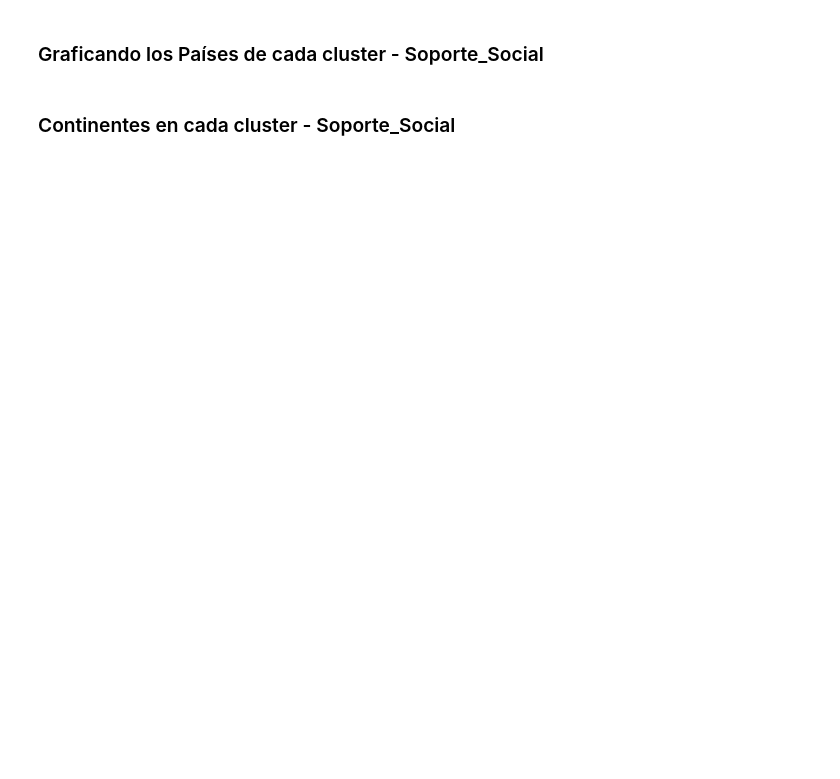
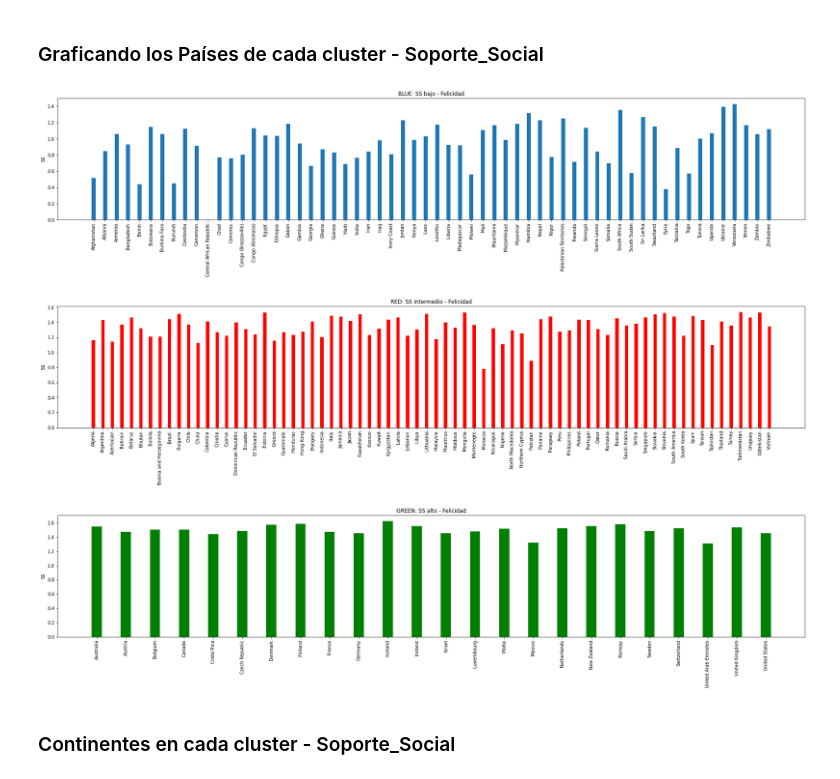
Before and after one commit to gmhoward/amalia20-taller_ml, a Jupyter notebook: 03-clustering_con_scikit-learn.ipynb, the cells around one changed output. Cells and saved outputs as stored; diff of their text form; code cells hidden in the pictures; blank space fills up the shorter version.

```diff
--- a/03-clustering_con_scikit-learn.ipynb
+++ b/03-clustering_con_scikit-learn.ipynb
@@ -375,34 +470,38 @@ ax.bar(labels, SS, width,  label='SS')
 ax.set_ylabel('SS')
 ax.set_title('BLUE: SS bajo - Felicidad')
 
 #RED
 
 labels = data_red_ss['Pais']
 SS = data_red_ss['Soporte_Social']
 width = 0.35
 
 fig, ax = plt.subplots(figsize=(30,5))
 plt.xticks(rotation=90)
 
 ax.bar(labels, SS, width,  label='SS', color='red')
 ax.set_ylabel('SS')
 ax.set_title('RED: SS intermedio - Felicidad')
 
 #GREEN
 
 labels = data_green_ss['Pais']
 SS = data_green_ss['Soporte_Social']
 width = 0.35
 
 fig, ax = plt.subplots(figsize=(30,5))
 plt.xticks(rotation=90)
 
 ax.bar(labels, SS, width,  label='SS',  color='green')
 
 ax.set_ylabel('SS')
-ax.set_title('GREE: SS alto - Felicidad')
+ax.set_title('GREEN: SS alto - Felicidad')
 
 plt.show()
+# %% [output]
+[figure, added]
+[figure, added]
+[figure, added]
 # %% [markdown]
 ### Continentes en cada cluster - Soporte_Social
 # %%
```
Also changed, not shown: parts of 58 cells of this notebook.
